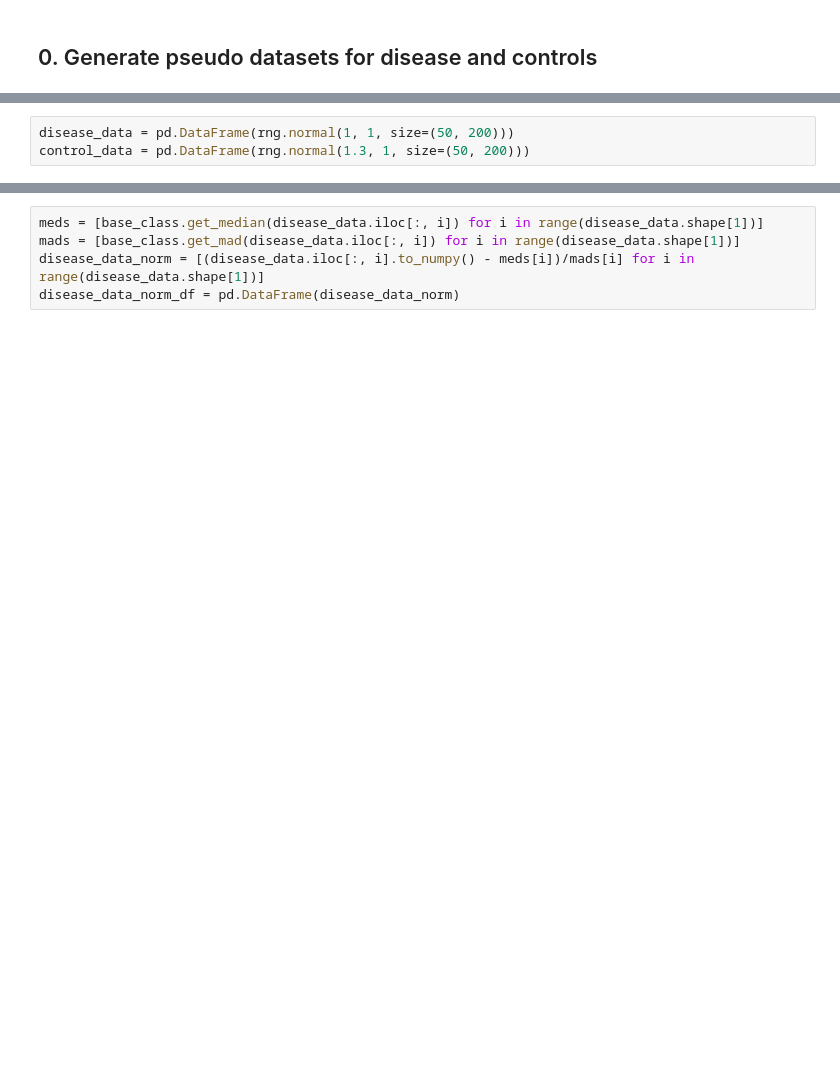
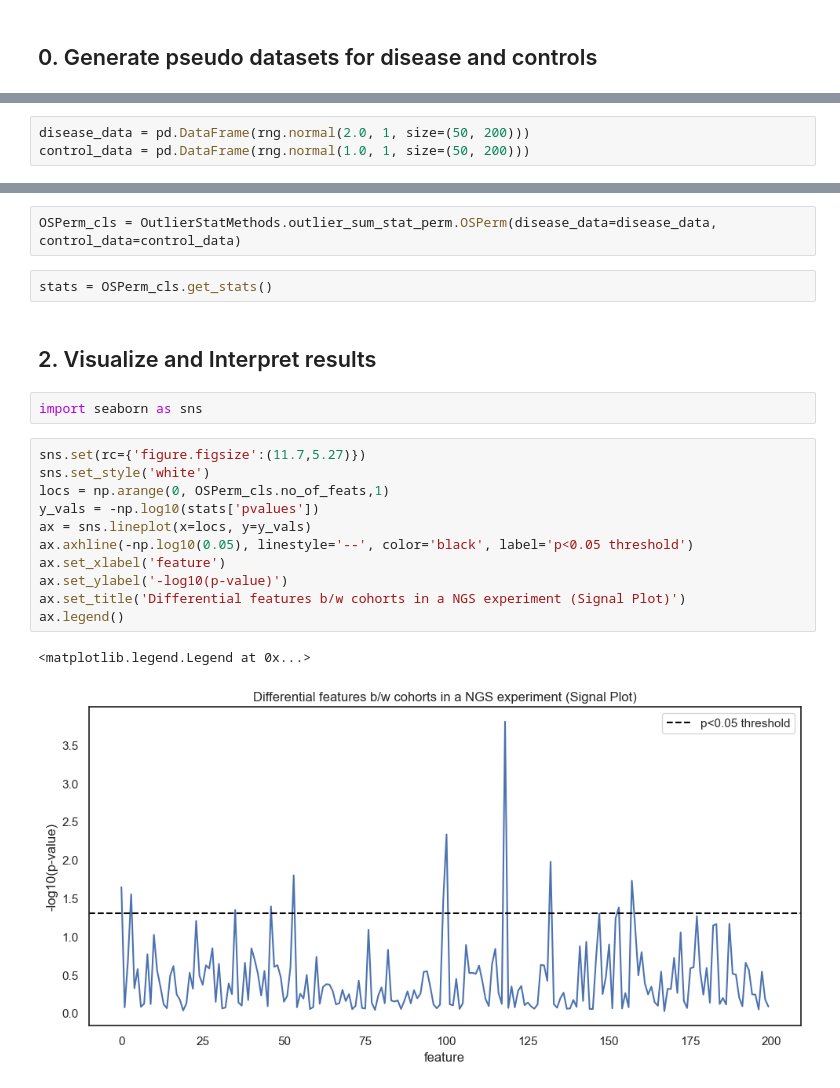
Before and after one commit to adhal007/OmixHub, a Jupyter notebook: outlier_stat_method_demo.ipynb, the cells around one changed output, grey strips where cells are left out. Drawn from its saved outputs; the diff is of its cells as text; blank space fills up the shorter version.

```diff
--- a/outlier_stat_method_demo.ipynb
+++ b/outlier_stat_method_demo.ipynb
@@ -11,5 +10,5 @@ ModuleNotFoundError: No module named 'OutlierStatMethods.outlier_sum_stat_perm.O
 rng = np.random.default_rng()
 # %%
-disease_data = pd.DataFrame(rng.normal(1, 1, size=(50, 200)))
-control_data = pd.DataFrame(rng.normal(1.3, 1, size=(50, 200)))
+disease_data = pd.DataFrame(rng.normal(2.0, 1, size=(50, 200)))
+control_data = pd.DataFrame(rng.normal(1.0, 1, size=(50, 200)))
 # %% [markdown]
@@ -21,5 +16,22 @@ base_class = OutlierStatMethods.base_class.OutlierStatMethod()
-# %%
-meds = [base_class.get_median(disease_data.iloc[:, i]) for i in range(disease_data.shape[1])]
-mads = [base_class.get_mad(disease_data.iloc[:, i]) for i in range(disease_data.shape[1])]
-disease_data_norm = [(disease_data.iloc[:, i].to_numpy() - meds[i])/mads[i] for i in range(disease_data.shape[1])]
-disease_data_norm_df = pd.DataFrame(disease_data_norm)
+# %%
+OSPerm_cls = OutlierStatMethods.outlier_sum_stat_perm.OSPerm(disease_data=disease_data, control_data=control_data)
+# %%
+stats = OSPerm_cls.get_stats()
+# %% [markdown]
+## 2. Visualize and Interpret results
+# %%
+import seaborn as sns
+# %%
+sns.set(rc={'figure.figsize':(11.7,5.27)})
+sns.set_style('white')
+locs = np.arange(0, OSPerm_cls.no_of_feats,1)
+y_vals = -np.log10(stats['pvalues'])
+ax = sns.lineplot(x=locs, y=y_vals)
+ax.axhline(-np.log10(0.05), linestyle='--', color='black', label='p<0.05 threshold')
+ax.set_xlabel('feature')
+ax.set_ylabel('-log10(p-value)')
+ax.set_title('Differential features b/w cohorts in a NGS experiment (Signal Plot)')
+ax.legend()
+# %% [output]
+<matplotlib.legend.Legend at 0x...>
+[figure, added]
```
Also changed, not shown: parts of 6 cells of this notebook, 2 other files.
